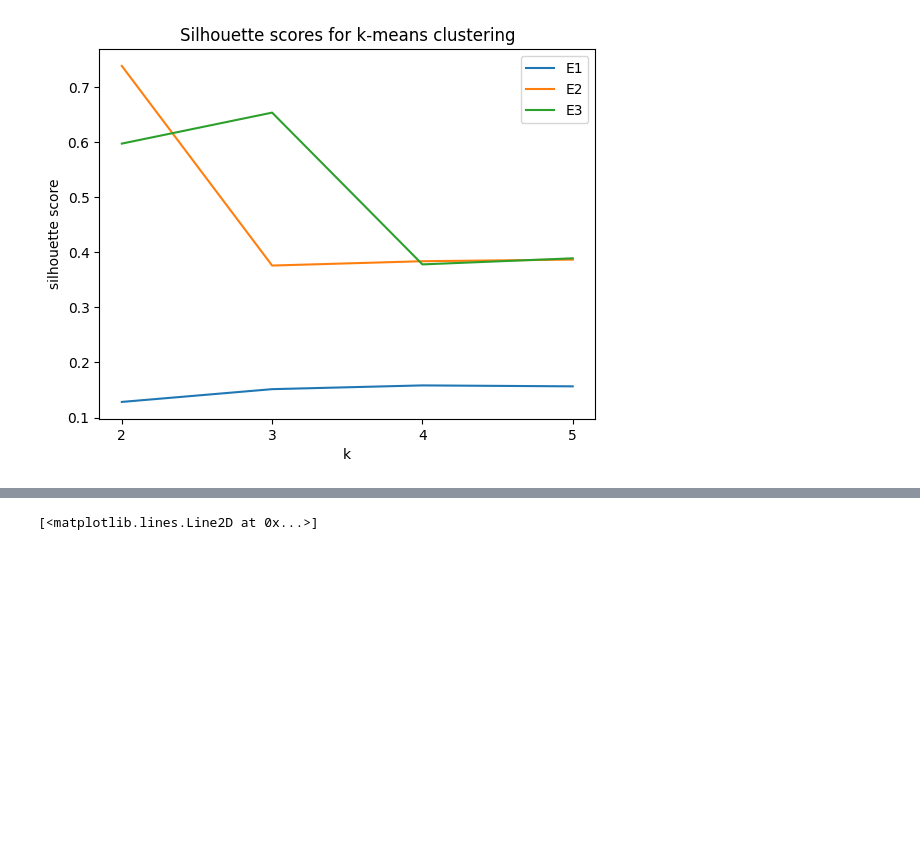
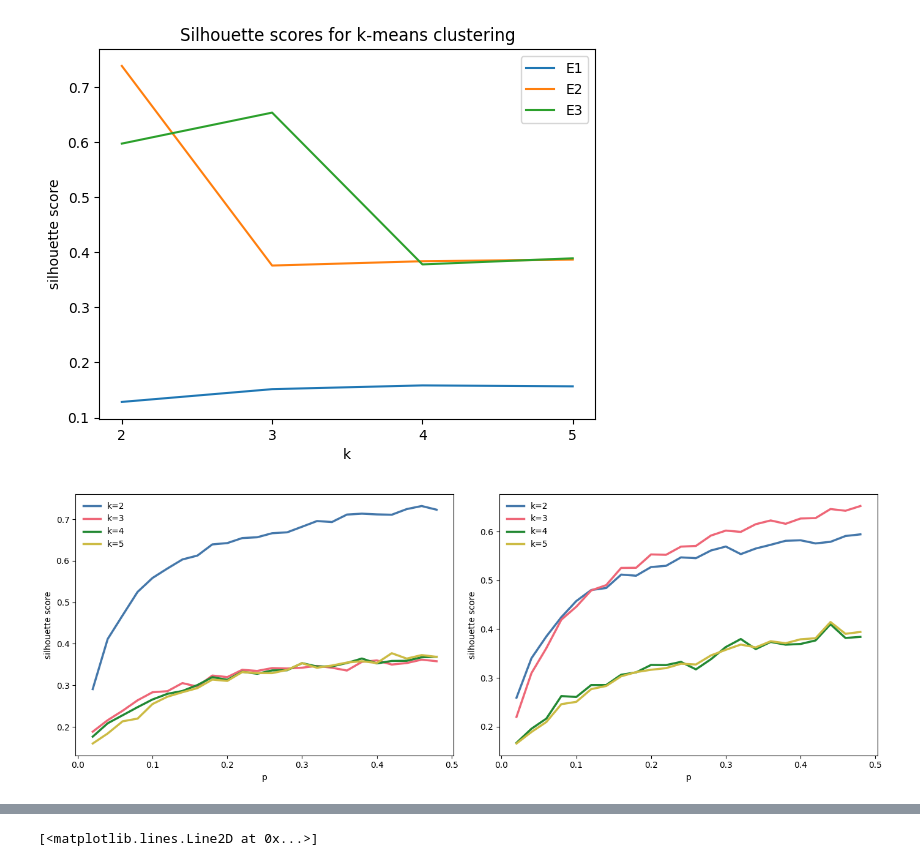
Before and after one commit to mggg/ballot-clustering, a Jupyter notebook: Supplemental material/Mallows.ipynb, the cells around one changed output, grey strips where cells are left out. Cells and saved outputs as stored; diff of their text form; code cells hidden in the pictures; blank space fills up the shorter version.

```diff
--- a/Supplemental material/Mallows.ipynb
+++ b/Supplemental material/Mallows.ipynb
@@ -130,3 +130,49 @@ for p in p_range:
+# %%
+# Display the Silhouette plots of E2 and E3 side by side
+fig, axs = plt.subplots(1, 2, figsize=(14, 5))
+
+# Choose a better 4-color palette (colorblind-friendly)
+colors = [
+    "#4477AA",  # blue
+    "#EE6677",  # red
+    "#228833",  # green
+    "#CCBB44",  # yellow
+]
+line_width = 2.5
+
+# FIRST PLOT (E2)
+for idx, k in enumerate(range(2, 6)):
+    axs[0].plot(
+        p_range,
+        [sil_scores[k] for sil_scores in sil_E2],
+        label=f'k={k}',
+        color=colors[idx],
+        linewidth=line_width
+    )
+
+axs[0].set_xlabel('p')
+axs[0].set_ylabel('silhouette score')
+axs[0].legend(frameon=False)
+
+# SECOND PLOT (E3)
+for idx, k in enumerate(range(2, 6)):
+    axs[1].plot(
+        p_range,
+        [sil_scores[k] for sil_scores in sil_E3],
+        label=f'k={k}',
+        color=colors[idx],
+        linewidth=line_width
+    )
+
+axs[1].set_xlabel('p')
+axs[1].set_ylabel('silhouette score')
+axs[1].legend(frameon=False)
+
+plt.tight_layout()
+plt.savefig('Sil_p.png', dpi=1200)
+plt.show()
+# %% [output]
+[figure, added]
 # %%
 # Display the Silhouette plots of E2 and E3 side by side
 fig, axs = plt.subplots(1, 2, figsize=(14, 4))
```
Also changed, not shown: parts of 3 cells of this notebook, 14 other files.
